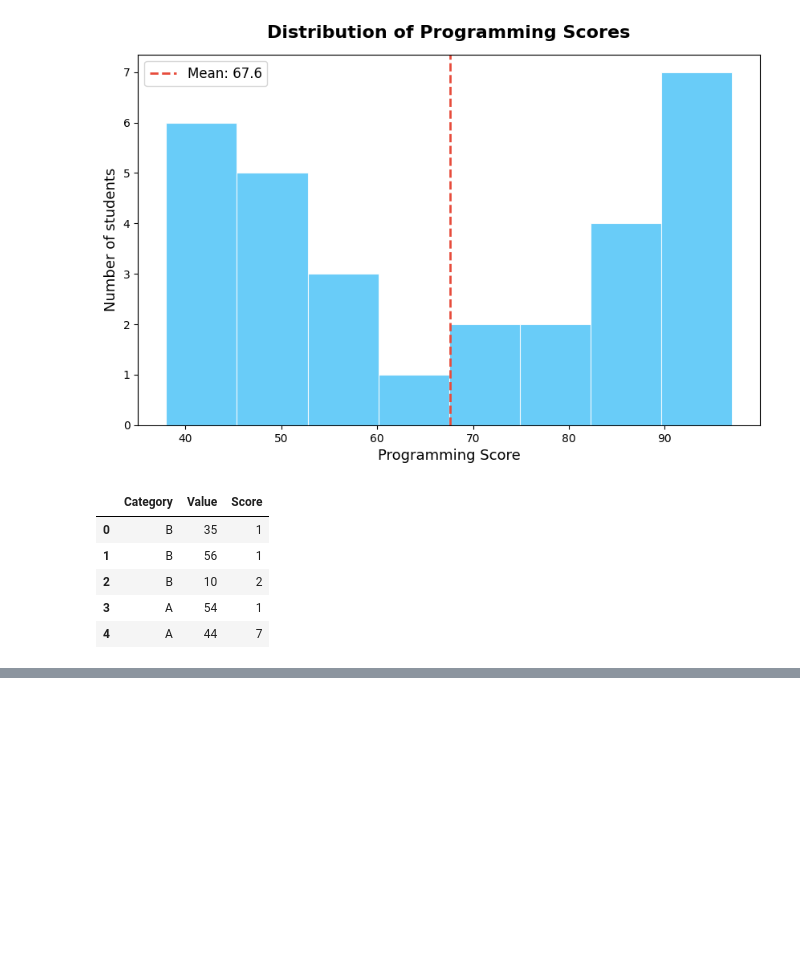
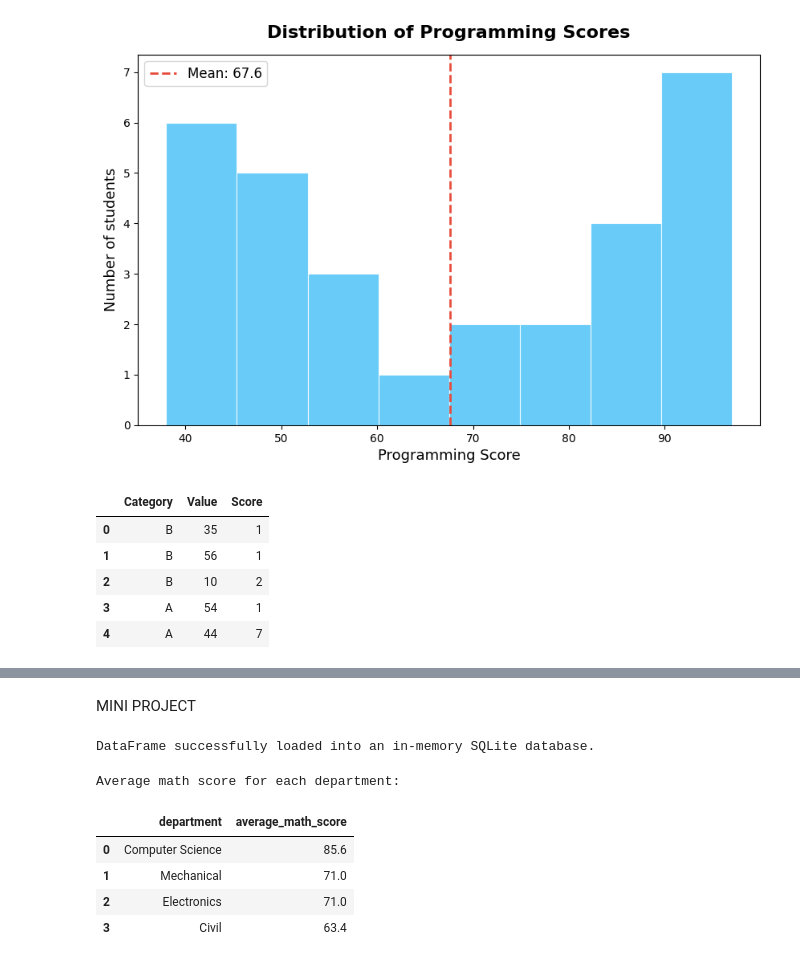
Before and after one commit to kanish-27/KanishKrishna-Codeboosters-Internship-2026, a Jupyter notebook: Day_02_Database_SQL_Visualization.ipynb, the cells around one changed output, grey strips where cells are left out. Cells and saved outputs as stored; diff of their text form; code cells hidden in the pictures; blank space fills up the shorter version.

Commit message:
Edited day_02 with mini project

```diff
--- a/Day_02_Database_SQL_Visualization.ipynb
+++ b/Day_02_Database_SQL_Visualization.ipynb
@@ -455,3 +455,48 @@ fig.update_layout(xaxis_title="Category",yaxis_title="Count")
 fig.show()
 # %% [output]
 [interactive output not drawn]
+# %% [markdown]
+MINI PROJECT
+# %%
+import sqlite3
+import pandas as pd # Ensure pandas is imported
+
+# Re-load df if it's not defined, or ensure it's in scope
+# Assuming '/content/student_performance.csv' is the correct path from prior cells
+try:
+    df
+except NameError:
+    df = pd.read_csv('/content/student_performance.csv')
+
+# Create an in-memory SQLite database
+conn = sqlite3.connect(':memory:')
+
+# Save the DataFrame to a SQLite table named 'students'
+df.to_sql('students', conn, if_exists='replace', index=False)
+
+print("DataFrame successfully loaded into an in-memory SQLite database.")
+# %% [output]
+DataFrame successfully loaded into an in-memory SQLite database.
+# %%
+import pandas as pd # Ensure pandas is imported
+query_1 = """
+SELECT
+    department,
+    ROUND(AVG(math_score), 1) AS average_math_score
+FROM
+    students
+GROUP BY
+    department
+ORDER BY
+    average_math_score DESC;
+"""
+avg_math_score_df = pd.read_sql_query(query_1, conn)
+print("Average math score for each department:")
+display(avg_math_score_df)
+# %% [output]
+Average math score for each department:
+|  | department | average_math_score |
+| 0 | Computer Science | 85.6 |
+| 1 | Mechanical | 71.0 |
+| 2 | Electronics | 71.0 |
+| 3 | Civil | 63.4 |
```
Also changed, not shown: parts of 4 cells of this notebook.
